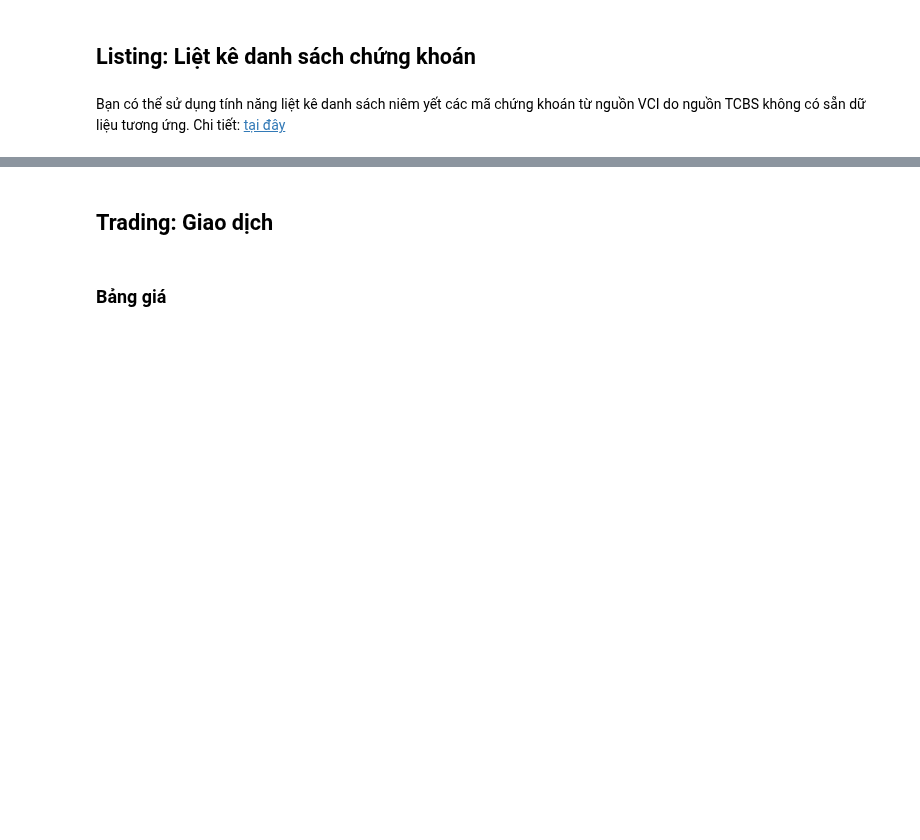
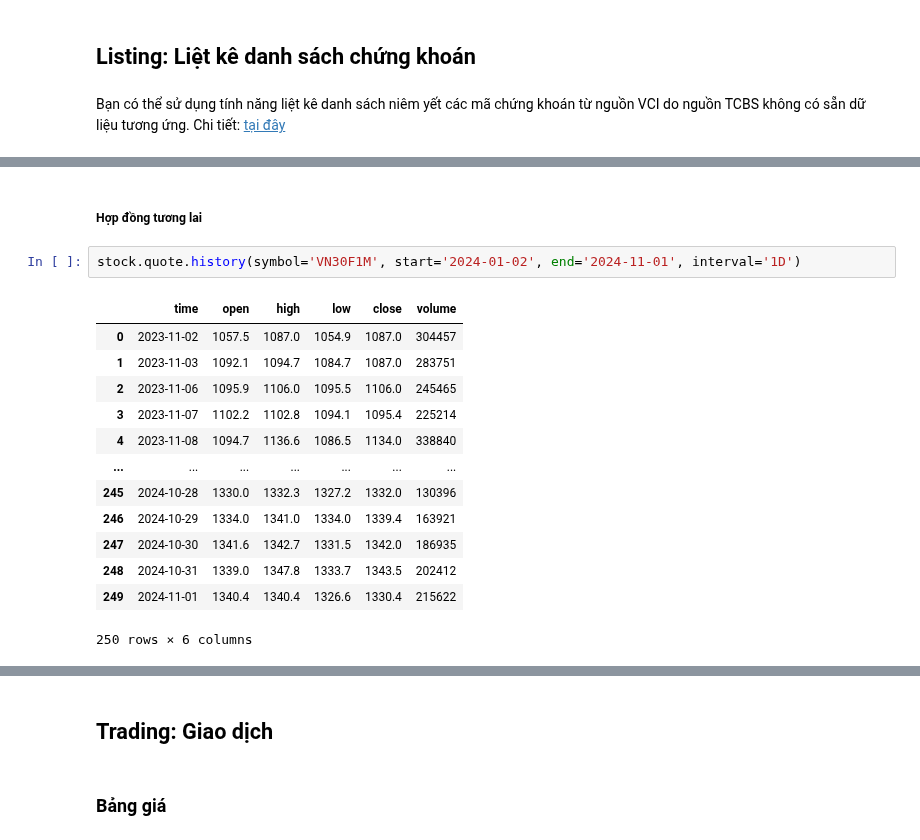
Before and after one commit to thinh-vu/vnstock, a Jupyter notebook: docs/tcbs/1_vietnam_stock_vnstock3_tcbs.ipynb, the cells around one changed output, grey strips where cells are left out. Drawn from its saved outputs; the diff is of its cells as text; blank space fills up the shorter version.

```diff
--- a/docs/tcbs/1_vietnam_stock_vnstock3_tcbs.ipynb
+++ b/docs/tcbs/1_vietnam_stock_vnstock3_tcbs.ipynb
@@ -47,0 +71,18 @@ Bạn có thể sử dụng tính năng liệt kê danh sách niêm yết các m
+# %% [markdown]
+##### Hợp đồng tương lai
+# %%
+stock.quote.history(symbol='VN30F1M', start='2024-01-02', end='2024-11-01', interval='1D')
+# %% [output]
+|  | time | open | high | low | close | volume |
+| 0 | 2023-11-02 | 1057.5 | 1087.0 | 1054.9 | 1087.0 | 304457 |
+| 1 | 2023-11-03 | 1092.1 | 1094.7 | 1084.7 | 1087.0 | 283751 |
+| 2 | 2023-11-06 | 1095.9 | 1106.0 | 1095.5 | 1106.0 | 245465 |
+| 3 | 2023-11-07 | 1102.2 | 1102.8 | 1094.1 | 1095.4 | 225214 |
+| 4 | 2023-11-08 | 1094.7 | 1136.6 | 1086.5 | 1134.0 | 338840 |
+| ... | ... | ... | ... | ... | ... | ... |
+| 245 | 2024-10-28 | 1330.0 | 1332.3 | 1327.2 | 1332.0 | 130396 |
+| 246 | 2024-10-29 | 1334.0 | 1341.0 | 1334.0 | 1339.4 | 163921 |
+| 247 | 2024-10-30 | 1341.6 | 1342.7 | 1331.5 | 1342.0 | 186935 |
+| 248 | 2024-10-31 | 1339.0 | 1347.8 | 1333.7 | 1343.5 | 202412 |
+| 249 | 2024-11-01 | 1340.4 | 1340.4 | 1326.6 | 1330.4 | 215622 |
+250 rows × 6 columns
```
Also changed, not shown: parts of 22 cells of this notebook, 11 other files.
